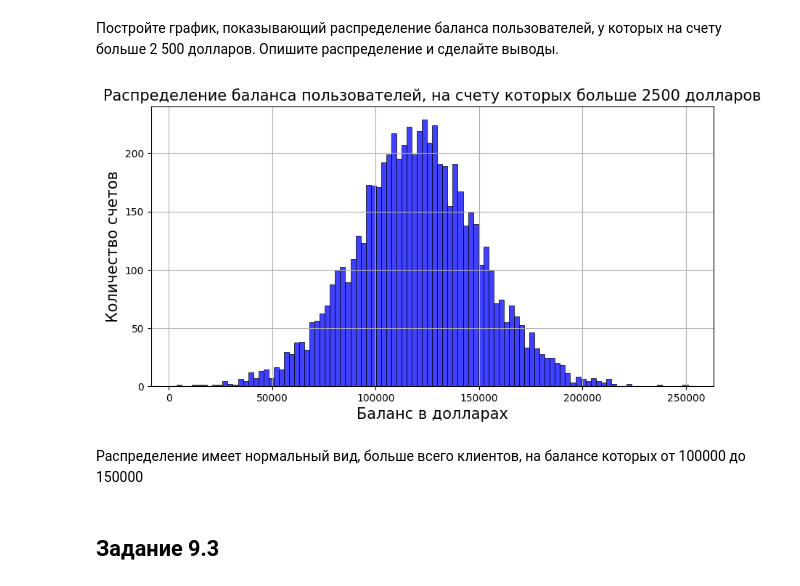
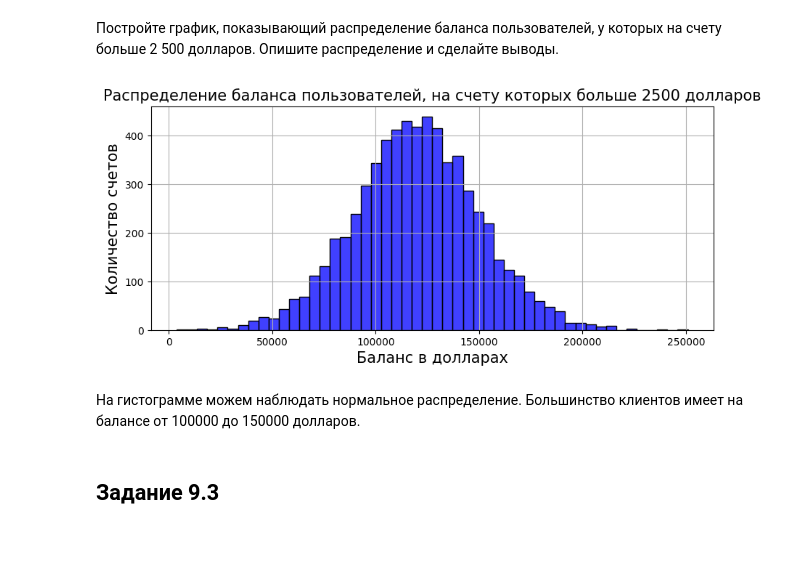
Before and after one commit to an-petruhin/Python_13_9, a Jupyter notebook: Python_13_9.ipynb, the cells around one changed output. Saved outputs shown, nothing was run; the diff lists cells and outputs as text; code cells hidden in the pictures; blank space fills up the shorter version.

```diff
--- a/Python_13_9.ipynb
+++ b/Python_13_9.ipynb
@@ -7,4 +7,5 @@ import numpy as np
 import plotly
 import plotly.express as px
 # %%
-df = pd.read_csv('D:\Программирование\Data Science\Обучение\Python_13_9\churn.csv')
+df = pd.read_csv('churn.csv')
+df = df.drop(['RowNumber'], axis=1)
@@ -53,20 +48,22 @@ df_balance = df[df['Balance'] > 2500]
 # %%
-fig_balance = plt.figure(figsize=(10, 5))
+df_balance = df[df['Balance'] > 2500]
 
+
+fig_balance = plt.figure(figsize=(10, 4))
 hist_balance = sns.histplot(
     data=df_balance,
     x='Balance',
-    bins=100,
+    bins=50,
     color='Blue');
 
 hist_balance.set_title('Распределение баланса пользователей, на счету которых больше 2500 долларов', fontsize=15);
 hist_balance.set_xlabel('Баланс в долларах', fontsize=15);
 hist_balance.set_ylabel('Количество счетов', fontsize=15);
 hist_balance.grid()
 # %% [output]
-[figure, old version]
+[figure, new version]
 # %% [markdown]
-Распределение имеет нормальный вид, больше всего клиентов, на балансе которых от 100000 до 150000
+На гистограмме можем наблюдать нормальное распределение. Большинство клиентов имеет на балансе  от 100000 до 150000 долларов.
 # %% [markdown]
 ## Задание 9.3
 # %% [markdown]
```
Also changed, not shown: parts of 26 cells of this notebook.
